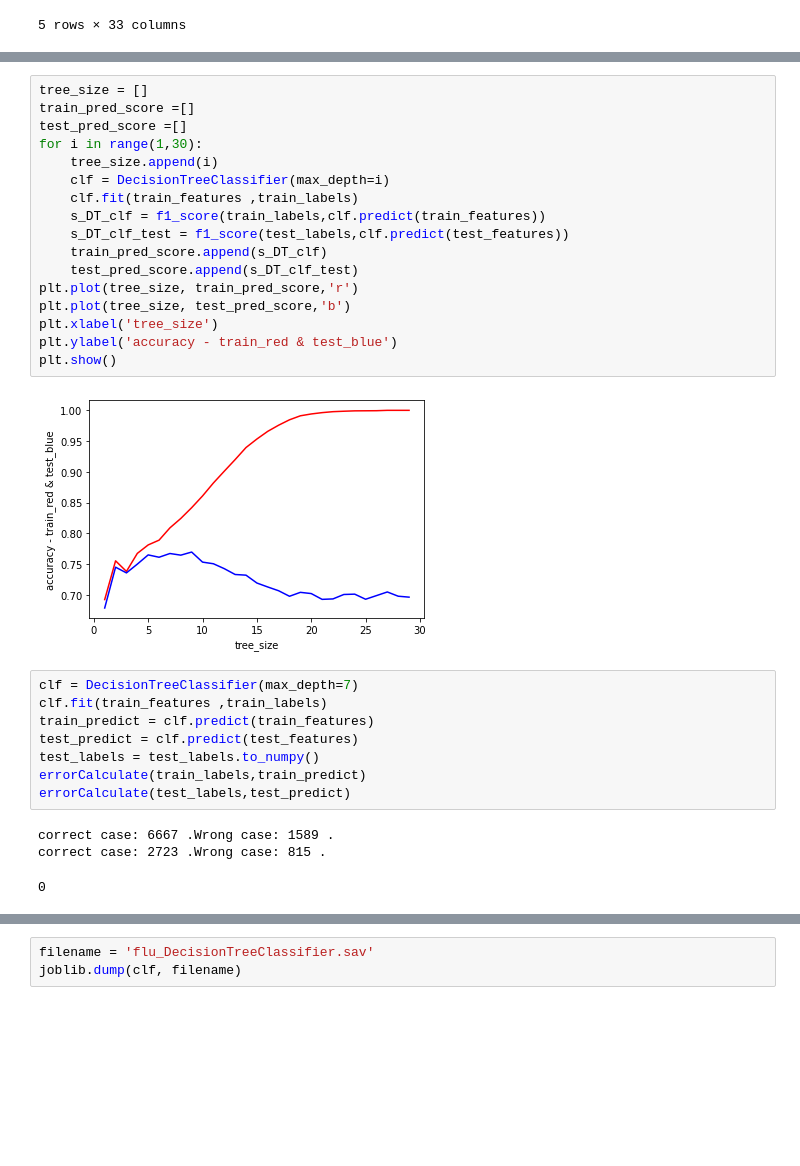
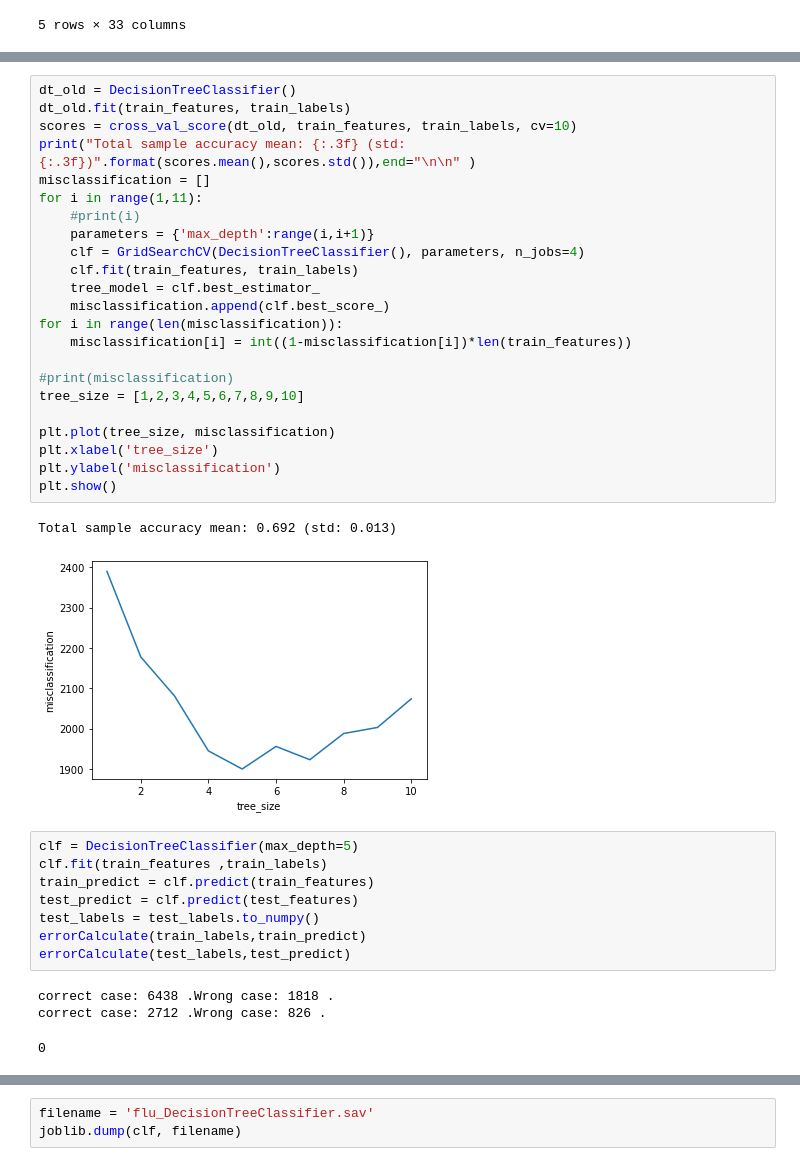
Before and after one commit to xxy92dec/2020F_Project, a Jupyter notebook: ServerPart/flu/Decision Tree Classifier- Flu.ipynb, the cells around one changed output, grey strips where cells are left out. Saved outputs shown, nothing was run; the diff lists cells and outputs as text; blank space fills up the shorter version.

```diff
--- a/ServerPart/flu/Decision Tree Classifier- Flu.ipynb
+++ b/ServerPart/flu/Decision Tree Classifier- Flu.ipynb
@@ -52,24 +58,31 @@ print(a1,a2)
-# %%
-tree_size = []
-train_pred_score =[]
-test_pred_score =[]
-for i in range(1,30):
-    tree_size.append(i)
-    clf = DecisionTreeClassifier(max_depth=i)
-    clf.fit(train_features ,train_labels)
-    s_DT_clf = f1_score(train_labels,clf.predict(train_features))
-    s_DT_clf_test = f1_score(test_labels,clf.predict(test_features))
-    train_pred_score.append(s_DT_clf)
-    test_pred_score.append(s_DT_clf_test)
-plt.plot(tree_size, train_pred_score,'r')
-plt.plot(tree_size, test_pred_score,'b')
-plt.xlabel('tree_size')
-plt.ylabel('accuracy - train_red & test_blue')
-plt.show()
-# %% [output]
-[figure, removed]
+# %%
+dt_old = DecisionTreeClassifier()
+dt_old.fit(train_features, train_labels)
+scores = cross_val_score(dt_old, train_features, train_labels, cv=10)
+print("Total sample accuracy mean: {:.3f} (std: {:.3f})".format(scores.mean(),scores.std()),end="\n\n" )
+misclassification = []
+for i in range(1,11):
+    #print(i)
+    parameters = {'max_depth':range(i,i+1)}
+    clf = GridSearchCV(DecisionTreeClassifier(), parameters, n_jobs=4)
+    clf.fit(train_features, train_labels)
+    tree_model = clf.best_estimator_
+    misclassification.append(clf.best_score_)
+for i in range(len(misclassification)):
+    misclassification[i] = int((1-misclassification[i])*len(train_features))
+
+#print(misclassification)
+tree_size = [1,2,3,4,5,6,7,8,9,10]
+
+plt.plot(tree_size, misclassification)
+plt.xlabel('tree_size')
+plt.ylabel('misclassification')
+plt.show()
+# %% [output]
+Total sample accuracy mean: 0.692 (std: 0.013)
+[figure, added]
 # %%
-clf = DecisionTreeClassifier(max_depth=7)
+clf = DecisionTreeClassifier(max_depth=5)
 clf.fit(train_features ,train_labels)
 train_predict = clf.predict(train_features)
 test_predict = clf.predict(test_features)
@@ -77,8 +90,8 @@ test_labels = test_labels.to_numpy()
 errorCalculate(train_labels,train_predict)
 errorCalculate(test_labels,test_predict)
 # %% [output]
-correct case: 6667 .Wrong case: 1589 .
-correct case: 2723 .Wrong case: 815 .
+correct case: 6438 .Wrong case: 1818 .
+correct case: 2712 .Wrong case: 826 .
 0
 # %%
 f1_score(test_labels,clf.predict(test_features))
```
Also changed, not shown: parts of 4 cells of this notebook, 5 other files.
